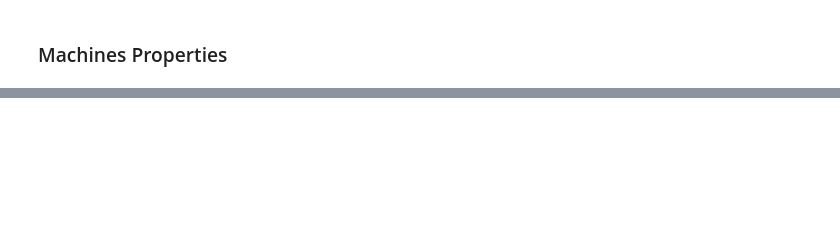
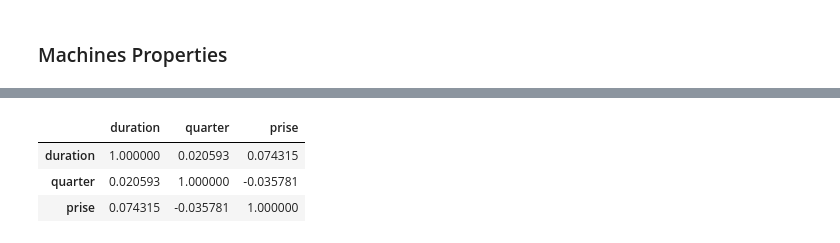
Before and after one commit to hamidhat45-boop/rahdari, a Jupyter notebook: notebook.ipynb, the cells around one changed output, grey strips where cells are left out. Saved outputs shown, nothing was run; the diff lists cells and outputs as text; code cells hidden in the pictures; blank space fills up the shorter version.

Commit message:
add corr

```diff
--- a/notebook.ipynb
+++ b/notebook.ipynb
@@ -272,10 +241,13 @@ ValueError: Mime type rendering requires nbformat>=4.2.0 but it is not installed
 pmerged_tamirat_price_bank =merged_tamirat_price_bank[~merged_tamirat_price_bank['quarter'].isna()]
 merged_tamirat_price_bank['quarter'] = merged_tamirat_price_bank['quarter'].astype(int)
 merged_tamirat_price_bank['duration'] = merged_tamirat_price_bank['duration'].astype(int)
-df['duration'] = df['duration'].abs()
+merged_tamirat_price_bank['duration'] = merged_tamirat_price_bank['duration'].abs()
+copy_merged_for_plot = merged_tamirat_price_bank.copy()
+copy_merged_for_plot = copy_merged_for_plot[copy_merged_for_plot['Repairman']!='*']
 px.scatter(
-    merged_tamirat_price_bank.groupby(['Repairman']).agg({'duration': 'sum', 'prise': 'sum', 'Work code': 'count', 'quarter': 'max'}).reset_index().sort_values('prise', ascending=False),
+    copy_merged_for_plot.groupby(['Repairman']).agg({'duration': 'sum', 'prise': 'mean', 'Work code': 'count', 'quarter': 'max'}).reset_index().sort_values('Work code', ascending=False),
     x='Repairman',
     y='prise',
     color='Work code',
-    size = 'duration')
+    # size = 'duration'
+    )
@@ -317,0 +314,8 @@ ValueError: Mime type rendering requires nbformat>=4.2.0 but it is not installed
+# %%
+corr_list = ['duration', 'quarter', 'prise']
+merged_tamirat_price_bank[corr_list].corr()
+# %% [output]
+|  | duration | quarter | prise |
+| duration | 1.000000 | 0.020593 | 0.074315 |
+| quarter | 0.020593 | 1.000000 | -0.035781 |
+| prise | 0.074315 | -0.035781 | 1.000000 |
```
Also changed, not shown: parts of 22 cells of this notebook, 2 other files.
